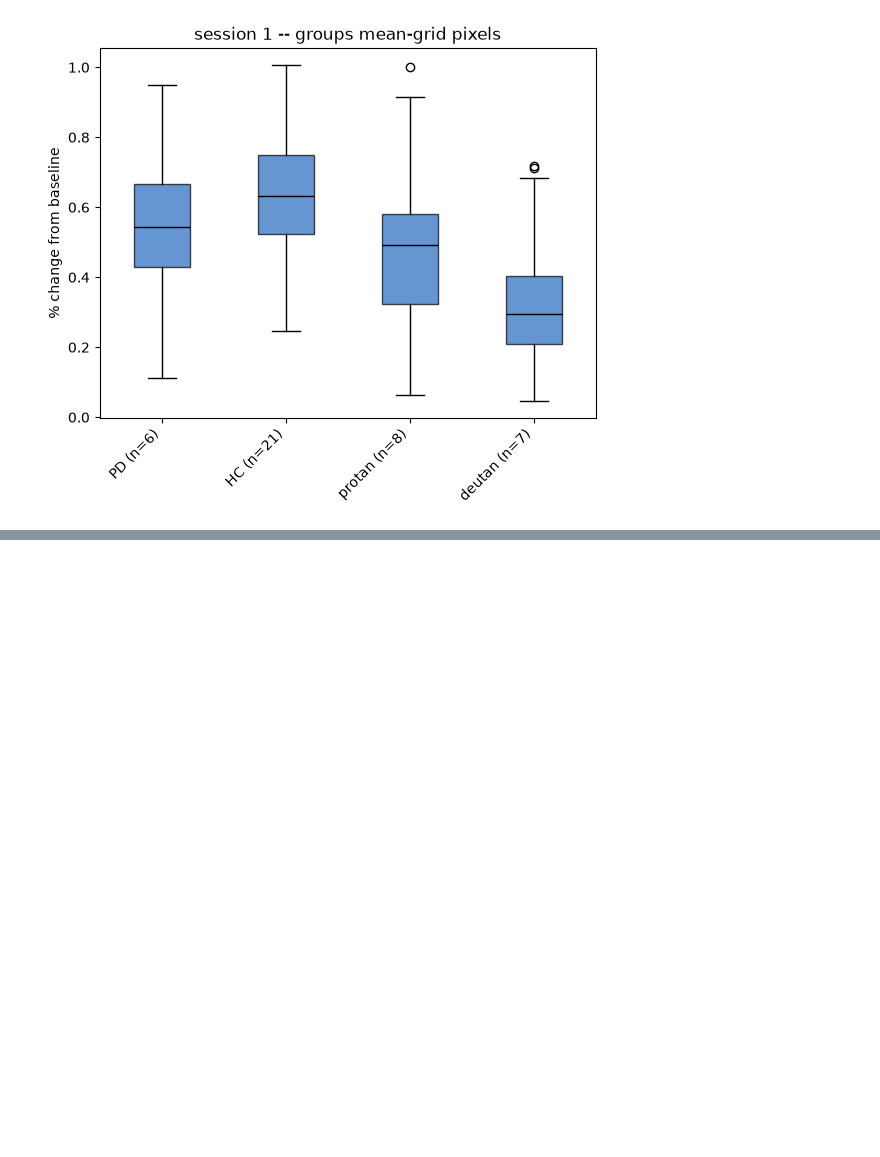
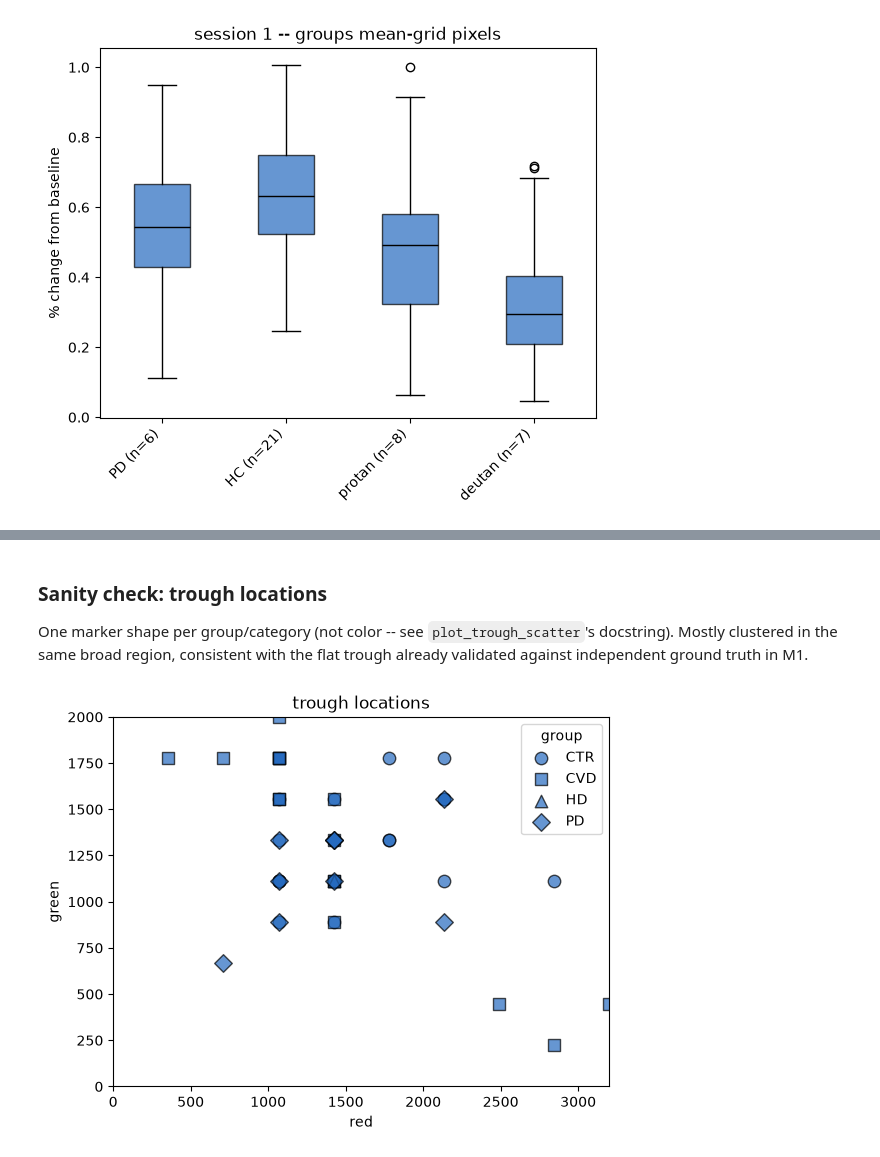
Before and after one commit to zevaz13/DataAnalysisGeneral, a Jupyter notebook: ssveps/notebooks/04_distributions.ipynb, the cells around one changed output, grey strips where cells are left out. Drawn from its saved outputs; the diff is of its cells as text; code cells hidden in the pictures; blank space fills up the shorter version.

Commit message:
measured minimum location and depth, and added documentation

```diff
--- a/ssveps/notebooks/04_distributions.ipynb
+++ b/ssveps/notebooks/04_distributions.ipynb
@@ -101,0 +108,4 @@ plot_groups_mean_boxplot(runmap_df, baselines_df, metadata_df, SESSION, categori
+# %%
+subject_troughs_df = pd.read_csv('../files/subject_troughs.csv', keep_default_na=False)
+group_troughs_df = pd.read_csv('../files/group_troughs.csv')
+subject_troughs_df.head()
@@ -101,0 +130,7 @@ plot_groups_mean_boxplot(runmap_df, baselines_df, metadata_df, SESSION, categori
+# %% [markdown]
+### Sanity check: trough locations
+One marker shape per group/category (not color -- see `plot_trough_scatter`'s docstring). Mostly clustered in the same broad region, consistent with the flat trough already validated against independent ground truth in M1.
+# %%
+plotting.plot_trough_scatter(subject_troughs_df, 'group');
+# %% [output]
+[figure, added]
```
Also changed, not shown: parts of 5 cells of this notebook, 9 other files.
